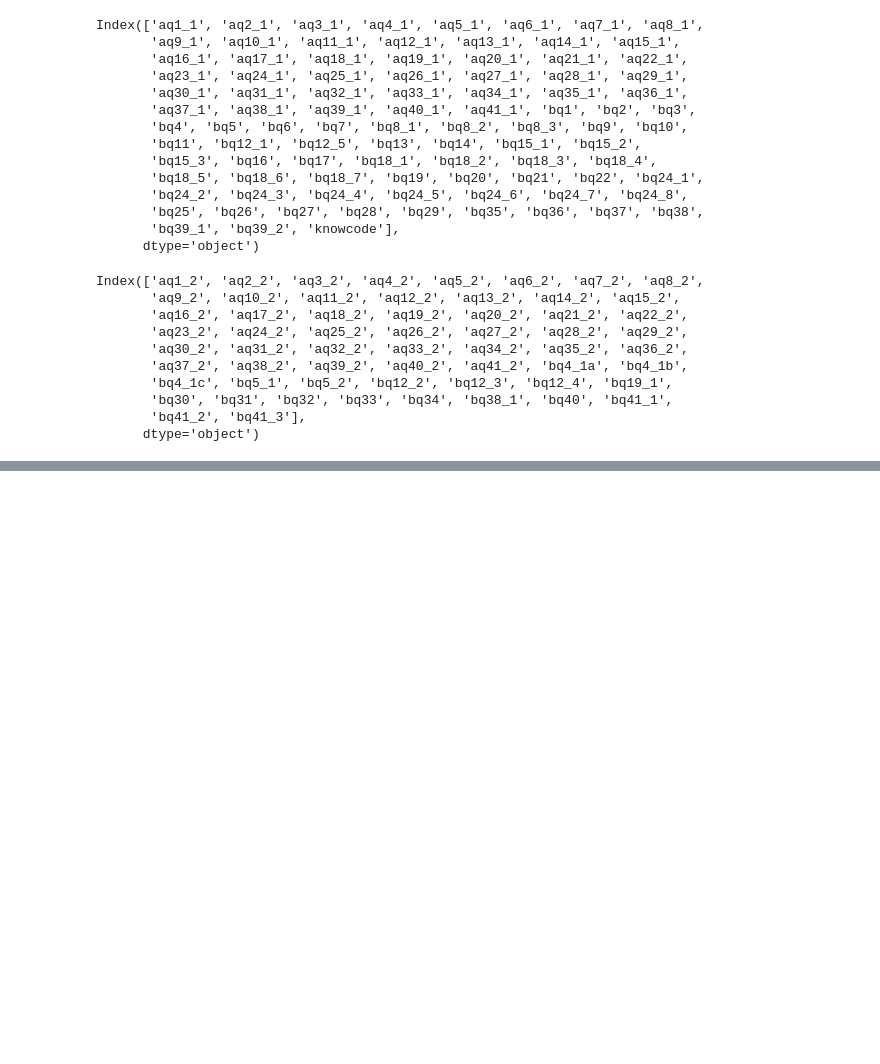
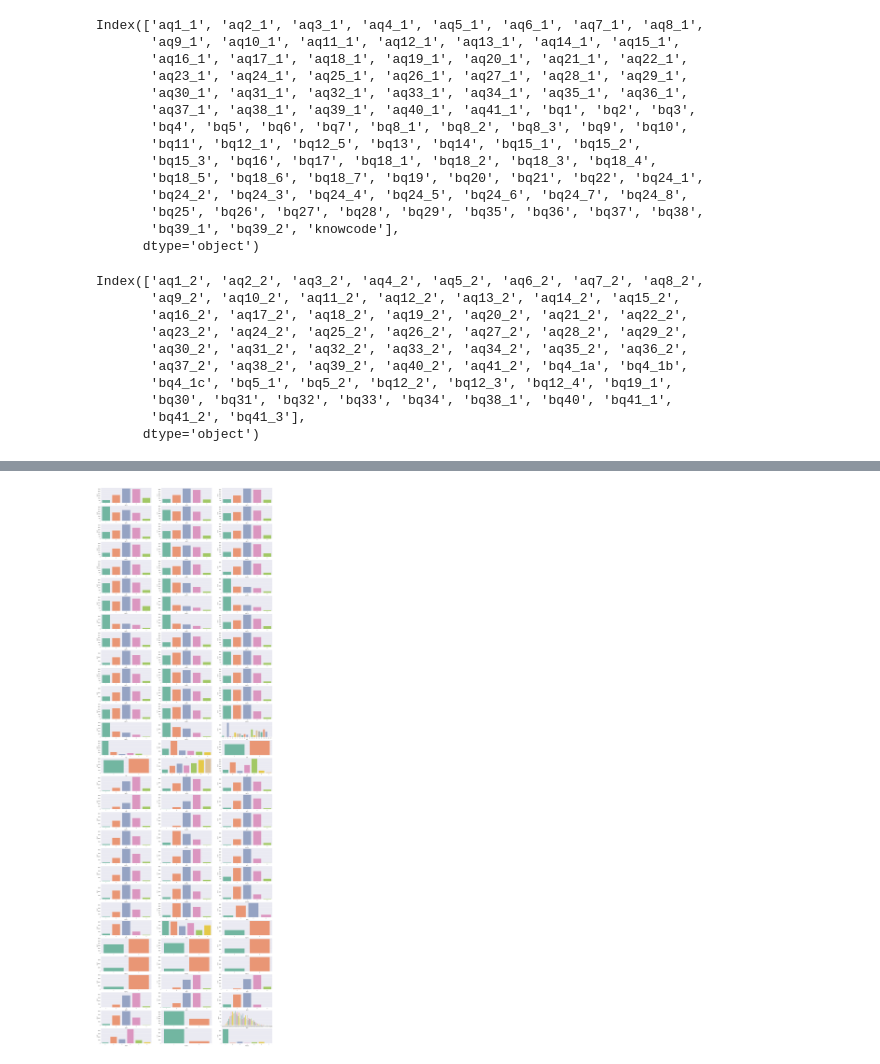
Before and after one commit to joniekwon/dacon, a Jupyter notebook: know/DAY1 EDA.ipynb, the cells around one changed output, grey strips where cells are left out. Saved outputs shown, nothing was run; the diff lists cells and outputs as text; code cells hidden in the pictures; blank space fills up the shorter version.

```diff
--- a/know/DAY1 EDA.ipynb
+++ b/know/DAY1 EDA.ipynb
@@ -167,0 +241,7 @@ Index(['aq1_2', 'aq2_2', 'aq3_2', 'aq4_2', 'aq5_2', 'aq6_2', 'aq7_2', 'aq8_2',
+# %%
+import re
+for col in know_train[0].columns:
+    if re.findall('aq.*_1', col):
+        na_col = re.sub('_1', '_2', col)
+        know_train[0].loc[(know_train[0][col] == 1), na_col] = 0
+        print(f'{na_col}열 결측치: {know_train[0][na_col].isna().sum()}')
@@ -167,0 +266,6 @@ Index(['aq1_2', 'aq2_2', 'aq3_2', 'aq4_2', 'aq5_2', 'aq6_2', 'aq7_2', 'aq8_2',
+# %%
+for col in know_test[0].columns:
+    if re.findall('aq.*_1', col):
+        na_col = re.sub('_1', '_2', col)
+        know_test[0].loc[(know_test[0][col] == 1), na_col] = 0
+        print(f'{na_col}열 결측치: {know_test[0][na_col].isna().sum()}')
@@ -167,0 +328,2 @@ Index(['aq1_2', 'aq2_2', 'aq3_2', 'aq4_2', 'aq5_2', 'aq6_2', 'aq7_2', 'aq8_2',
+# %%
+know_train[0].loc[89, 'aq11_2'] = know_train[0].loc[(know_train[0]['aq11_1']==3) & (know_train[0]['aq11_2'].isna()==False), 'aq11_2'].astype(int).median()
@@ -167,0 +334,15 @@ Index(['aq1_2', 'aq2_2', 'aq3_2', 'aq4_2', 'aq5_2', 'aq6_2', 'aq7_2', 'aq8_2',
+# %%
+na_cols = ['aq11_2', 'aq14_2', 'aq27_2', 'aq32_2', 'aq41_2']
+for col in na_cols:
+    na_indexs = know_train[0][know_train[0][col].isna()].index.tolist()
+    for index in na_indexs:
+        forward_col = re.sub('_2', '_1', col)
+
+        # _1에 같은 응답
+        val_1 = know_train[0].iloc[index][forward_col]
+
+        # 같은 응답한 사람들의 _2 중앙값
+        val_2 = know_train[0].loc[(know_train[0][forward_col]==val_1)& (know_train[0][col].isna()==False), col].astype(int).median()
+
+        know_train[0].loc[index, col] = val_2
+        print(f'{index}행 {col}열의 결측치를 {forward_col}에 같은 응답(={val_1})을 한 사람들의 중앙값 {val_2}으로 대체합니다.')
@@ -167,0 +458,9 @@ Index(['aq1_2', 'aq2_2', 'aq3_2', 'aq4_2', 'aq5_2', 'aq6_2', 'aq7_2', 'aq8_2',
+# %%
+c = know_train[0].select_dtypes('int64').columns[:-1]
+fig, ax = plt.subplots(nrows=len(c)//3, ncols=3, figsize=(30, 100))
+
+for i, col_name in enumerate(c):
+    sns.countplot(x=col_name, data=know_train[0], ax=ax[i//3][i%3], palette='Set2')
+plt.show()
+# %% [output]
+[figure, added]
```
Also changed, not shown: parts of 41 cells of this notebook.
